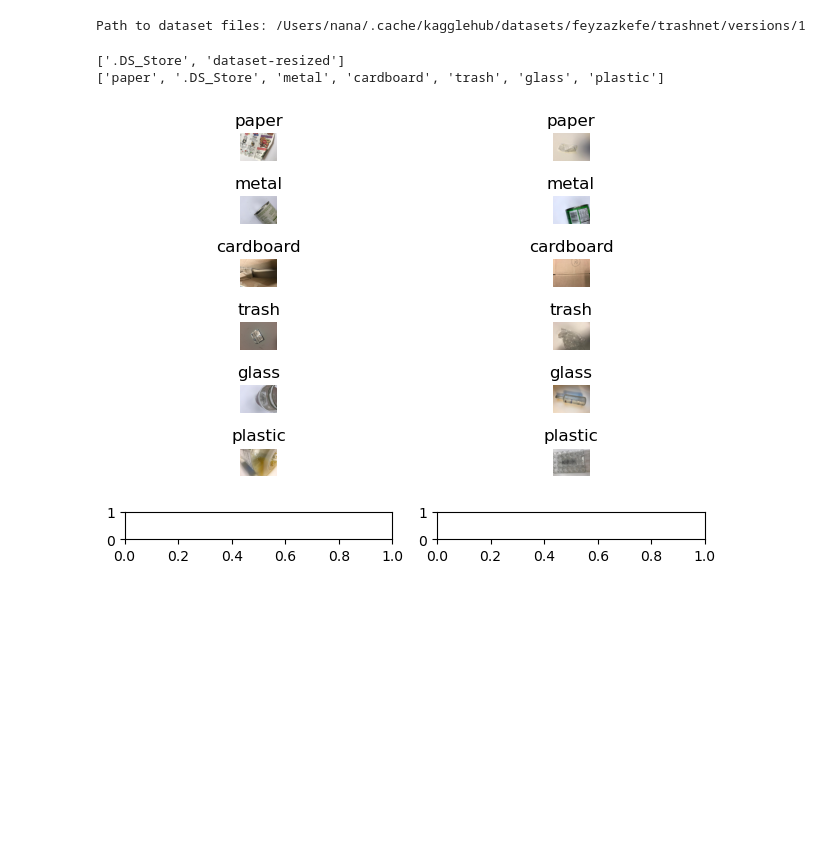
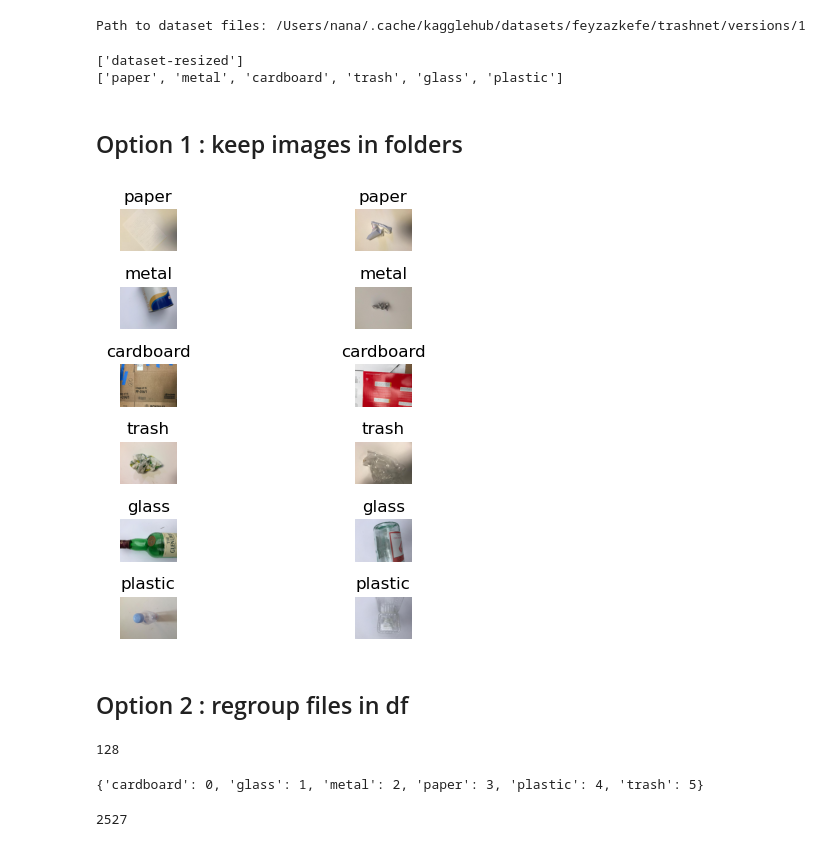
Before and after one commit to Anathep/trash_recognition_project, a Jupyter notebook: EDA_kaggledataset.ipynb, the cells around one changed output. Saved outputs shown, nothing was run; the diff lists cells and outputs as text; code cells hidden in the pictures; blank space fills up the shorter version.

```diff
--- a/EDA_kaggledataset.ipynb
+++ b/EDA_kaggledataset.ipynb
@@ -48,16 +42,20 @@ print("Path to dataset files:", path)
 Downloading from https://www.kaggle.com/api/v1/datasets/download/feyzazkefe/trashnet?dataset_version_number=1...
 Extracting files...
 Path to dataset files: /Users/nana/.cache/kagglehub/datasets/feyzazkefe/trashnet/versions/1
+# %%
+path = "/Users/nana/.cache/kagglehub/datasets/feyzazkefe/trashnet/versions/1"
 # %%
-trash_classes = os.listdir(path)
-print(trash_classes)
+folders = os.listdir(path)
+print(folders)
 # path only goes to one big folder "dataset-resized" / must adjust path
 trash_classes_path = os.path.join(path, "dataset-resized")
 trash_classes = os.listdir(trash_classes_path)
 print(trash_classes)
 # %% [output]
-['.DS_Store', 'dataset-resized']
-['paper', '.DS_Store', 'metal', 'cardboard', 'trash', 'glass', 'plastic']
+['dataset-resized']
+['paper', 'metal', 'cardboard', 'trash', 'glass', 'plastic']
+# %% [markdown]
+## Option 1 : keep images in folders
 # %%
 # split data into train, validation and test folders
 splitfolders.ratio(trash_classes_path,seed=1337, output="trash-Splitted", ratio=(0.7, 0.15, 0.15))
@@ -67,29 +65,41 @@ train_path = 'trash-Splitted/train/'
 val_path = 'trash-Splitted/val/'
 test_path = 'trash-Splitted/test/'
 # %%
-import random
-
 # Select a few random images to be displayed
-images = []
+random_images = []
 for trash_class in os.listdir(train_path):
   class_path = os.path.join(train_path, trash_class) #define path to each trash_folder
   image_files = os.listdir(class_path) # get all files from trash_folder
   for f in random.sample(image_files,2): #randomly select 2 files in folder
-    images.append(os.path.join(class_path, f)) # append file path to list "images"
+    random_images.append(os.path.join(class_path, f)) # append file path to list "images"
 # %%
-import matplotlib.pyplot as plt
-from PIL import Image
-
 # Display them
 fig, axes = plt.subplots(len(trash_classes), 2)
-for index, image_path in enumerate(images):
+for index, image_path in enumerate(random_images):
   image = Image.open(image_path)
   ax = axes[index//2, index%2] #positionning images along the axis to not overlap
   ax.imshow(image) #show data as image
   ax.axis('off')  #don't show axis lines
   ax.set_title(os.path.basename(os.path.dirname(image_path))) #get trash type from folder's names
 
 plt.tight_layout()
 plt.show()
 # %% [output]
-[figure, old version]
+[figure, new version]
+# %% [markdown]
+## Option 2 : regroup files in df
+# %%
+# test on 1 image from metal folder
+folder_path = os.path.join(trash_classes_path,"metal")
+img_size = (128,128)
+img = Image.open(os.path.join(folder_path,"metal1.jpg")).convert('RGB')
+img = img.resize(img_size)
+photo = np.array(img)
+len(photo)
+# %% [output]
+128
+# %%
+categories = {category: index for index, category in enumerate(sorted(trash_classes))}
+categories
+# %% [output]
+{'cardboard': 0, 'glass': 1, 'metal': 2, 'paper': 3, 'plastic': 4, 'trash': 5}
@@ -95,0 +121,4 @@ plt.show()
+# %%
+len(images)
+# %% [output]
+2527
```
Also changed, not shown: parts of 10 cells of this notebook, 1 other file.
